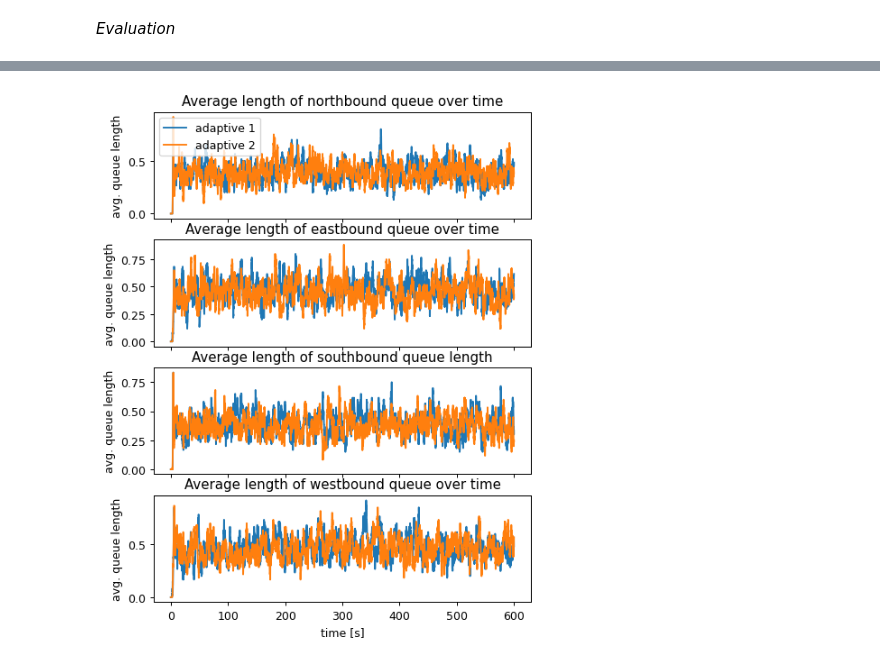
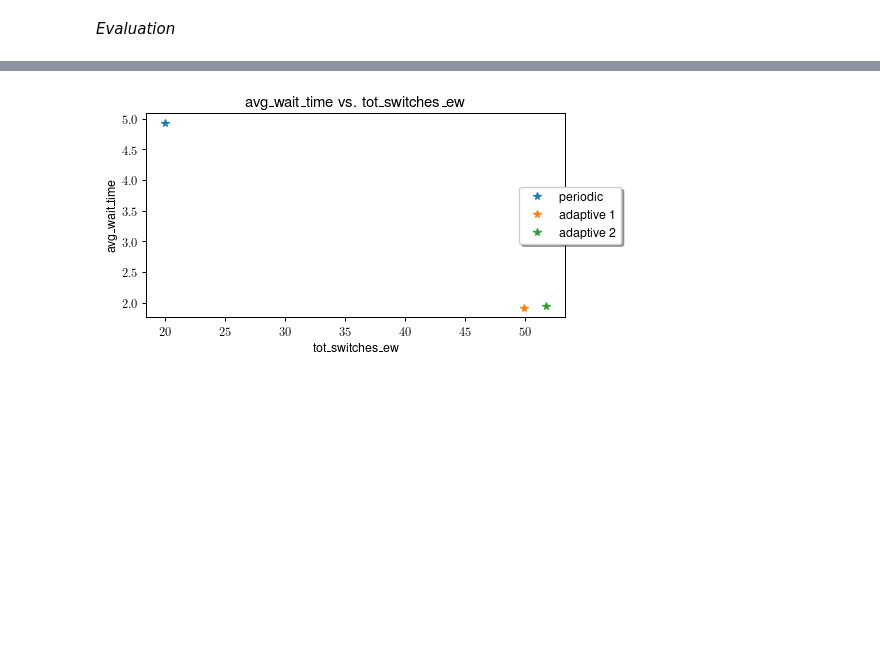
Before and after one commit to KingJohanna/vehicle-traffic-congestion-control, a Jupyter notebook: Evaluation_1x1.ipynb, the cells around one changed output, grey strips where cells are left out. Saved outputs shown, nothing was run; the diff lists cells and outputs as text; code cells hidden in the pictures; blank space fills up the shorter version.

```diff
--- a/Evaluation_1x1.ipynb
+++ b/Evaluation_1x1.ipynb
@@ -107,5 +100,8 @@ plt.savefig('figs/queue_avgs', bbox_inches='tight')
+# %%
+fig,ax = multi_eval.compare_metrics(plt=plt, x_axis="tot_switches_ew", y_axis="avg_wait_time", grid_ind=(0,0), fig_size=(6,3))
+plt.savefig('figs/payoff', bbox_inches='tight')
+# %% [output]
+[figure, added]
 # %%
-fig,axs = multi_eval.plot_queue_lengths(plt=plt, grid_ind=(0,0), fig_size=(6,8))
+#fig,axs = multi_eval.plot_queue_lengths(plt=plt, grid_ind=(0,0), fig_size=(6,8))
 #plt.savefig('figs/periodic_vs_adaptive_queue_length', bbox_inches='tight')
-# %% [output]
-[figure, removed]
```
Also changed, not shown: parts of 17 cells of this notebook, 10 other files.
